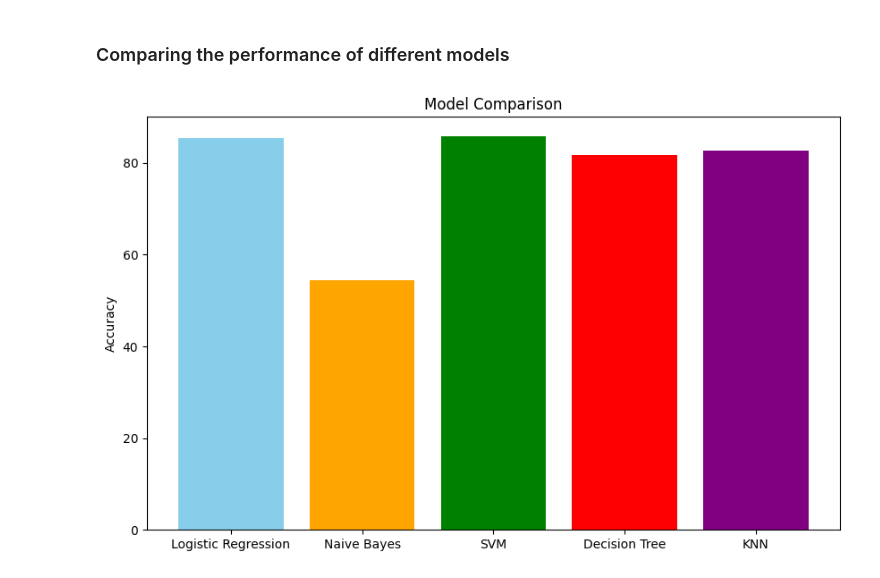
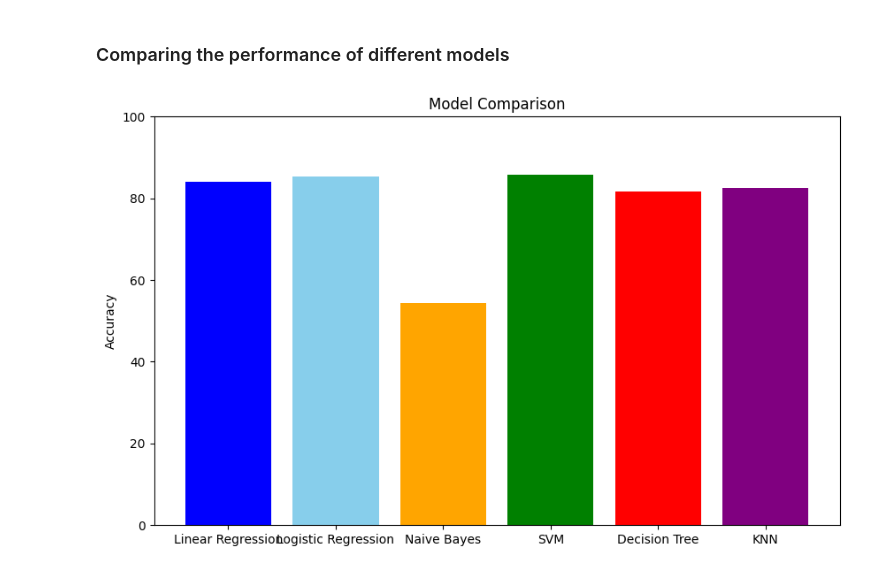
Before and after one commit to c2p-cmd/M606MachineLearning, a Jupyter notebook: lab1/data-preprocessing.ipynb, the cells around one changed output. Cells and saved outputs as stored; diff of their text form; code cells hidden in the pictures.

Commit message:
Adds Linear Regression Accuracy in model comparision

```diff
--- a/lab1/data-preprocessing.ipynb
+++ b/lab1/data-preprocessing.ipynb
@@ -309,6 +309,7 @@ from sklearn.tree import DecisionTreeClassifier
 from sklearn.neighbors import KNeighborsClassifier
 
 # Initialize the models
+linear_regression = LinearRegression()
 logistic_regression = LogisticRegression()
 naive_bayes = GaussianNB()
 svm_classifier = SVC()
@@ -316,6 +317,7 @@ decisition_tree_classifiiers = DecisionTreeClassifier()
 knn_classifier = KNeighborsClassifier()
 
 # Fit the models
+linear_regression.fit(transformed_x_train, y_train)
 logistic_regression.fit(transformed_x_train, y_train)
 naive_bayes.fit(transformed_x_train.toarray(), y_train)
 svm_classifier.fit(transformed_x_train, y_train)
@@ -323,29 +325,34 @@ decisition_tree_classifiiers.fit(transformed_x_train, y_train)
 knn_classifier.fit(transformed_x_train, y_train)
 
 # Make predictions
+y_test_pred_linear = linear_regression.predict(transformed_x_test)
 y_test_pred_logistic = logistic_regression.predict(transformed_x_test)
 y_test_pred_naive_bayes = naive_bayes.predict(transformed_x_test.toarray())
 y_test_pred_svm = svm_classifier.predict(transformed_x_test)
 y_test_pred_decision_tree = decisition_tree_classifiiers.predict(transformed_x_test)
 y_test_pred_knn = knn_classifier.predict(transformed_x_test)
 
+y_test_pred_liner_binary = (y_test_pred_linear > 0.5).astype(int)
+
 # Evaluate the models
+accuracy_linear = accuracy_score(y_test, y_test_pred_liner_binary)
 accuracy_logistic = accuracy_score(y_test, y_test_pred_logistic)
 accuracy_naive_bayes = accuracy_score(y_test, y_test_pred_naive_bayes)
 accuracy_svm = accuracy_score(y_test, y_test_pred_svm)
 accuracy_decision_tree = accuracy_score(y_test, y_test_pred_decision_tree)
 accuracy_knn = accuracy_score(y_test, y_test_pred_knn)
-
-# Plot the accuracies
-import matplotlib.pyplot as plt
-
-models = ['Logistic Regression', 'Naive Bayes', 'SVM', 'Decision Tree', 'KNN']
-accuracies = list(map(lambda x: round(x * 100, 2), [accuracy_logistic, accuracy_naive_bayes, accuracy_svm, accuracy_decision_tree, accuracy_knn]))
-
-plt.figure(figsize=(10, 6))
-plt.bar(models, accuracies, color=['skyblue', 'orange', 'green', 'red', 'purple'])
-plt.ylabel('Accuracy')
-plt.title('Model Comparison')
-plt.show()
-# %% [output]
-[figure, removed]
+# %%
+# Plot the accuracies
+import matplotlib.pyplot as plt
+
+models = ['Linear Regression', 'Logistic Regression', 'Naive Bayes', 'SVM', 'Decision Tree', 'KNN']
+accuracies = list(map(lambda x: round(x * 100, 2), [accuracy_linear, accuracy_logistic, accuracy_naive_bayes, accuracy_svm, accuracy_decision_tree, accuracy_knn]))
+
+plt.figure(figsize=(10, 6))
+plt.bar(models, accuracies, color=['blue', 'skyblue', 'orange', 'green', 'red', 'purple'])
+plt.ylabel('Accuracy')
+plt.ylim(0, 100)
+plt.title('Model Comparison')
+plt.show()
+# %% [output]
+[figure, added]
```
